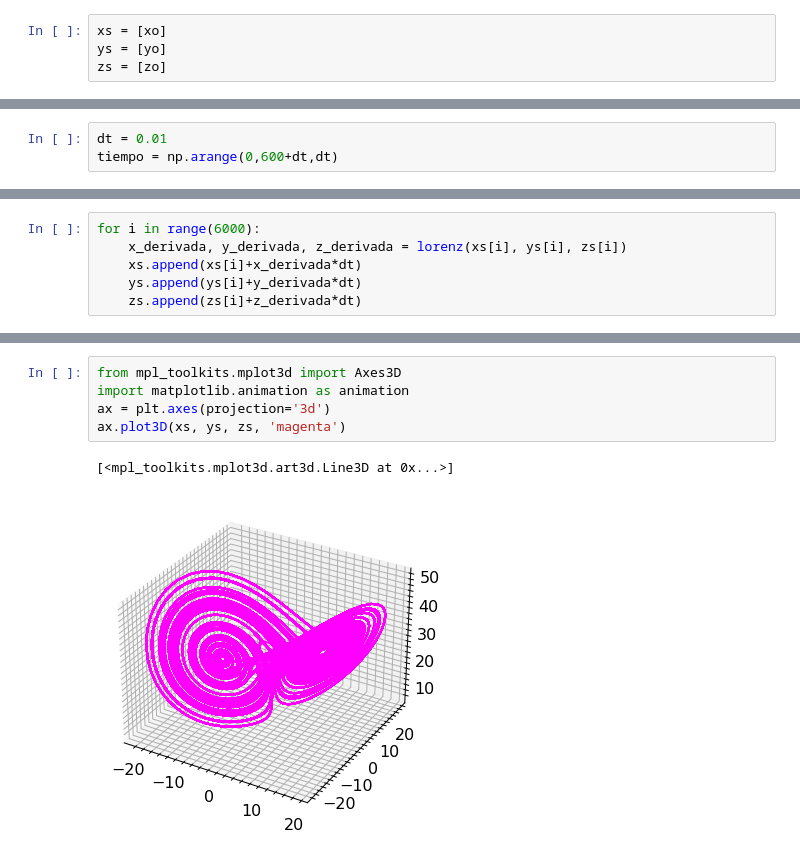
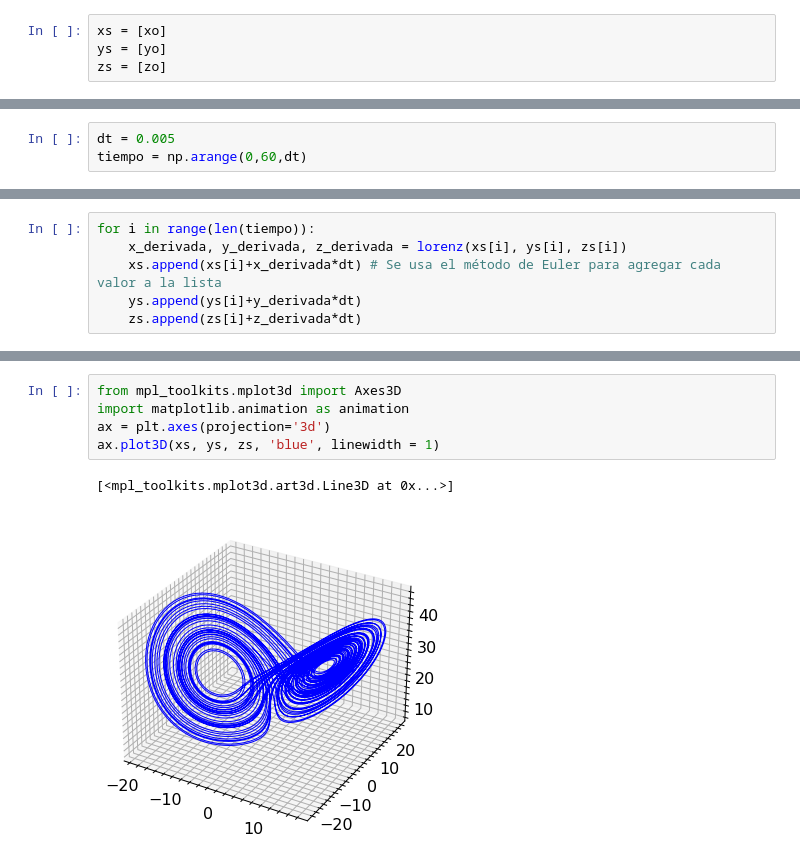
Before and after one commit to JherMik7/euler_Y_Euler_Mejorado, a Jupyter notebook: euler_y_euler_mejorado.ipynb, the cells around one changed output, grey strips where cells are left out. Cells and saved outputs as stored; diff of their text form.

```diff
--- a/euler_y_euler_mejorado.ipynb
+++ b/euler_y_euler_mejorado.ipynb
@@ -221,3 +231,3 @@ zs = [zo]
 # %%
-dt = 0.01
-tiempo = np.arange(0,600+dt,dt)
+dt = 0.005
+tiempo = np.arange(0,60,dt)
@@ -224,6 +236,6 @@ tiempo = np.arange(0,600+dt,dt)
 # %%
-for i in range(6000):
+for i in range(len(tiempo)):
     x_derivada, y_derivada, z_derivada = lorenz(xs[i], ys[i], zs[i])
-    xs.append(xs[i]+x_derivada*dt)
+    xs.append(xs[i]+x_derivada*dt) # Se usa el método de Euler para agregar cada valor a la lista
     ys.append(ys[i]+y_derivada*dt)
     zs.append(zs[i]+z_derivada*dt)
@@ -243,8 +254,8 @@ plt.show()
 # %%
 from mpl_toolkits.mplot3d import Axes3D
 import matplotlib.animation as animation
 ax = plt.axes(projection='3d')
-ax.plot3D(xs, ys, zs, 'magenta')
+ax.plot3D(xs, ys, zs, 'blue', linewidth = 1)
 # %% [output]
 [<mpl_toolkits.mplot3d.art3d.Line3D at 0x...>]
-[figure, old version]
+[figure, new version]
```
Also changed, not shown: parts of 13 cells of this notebook, 3 other files.
